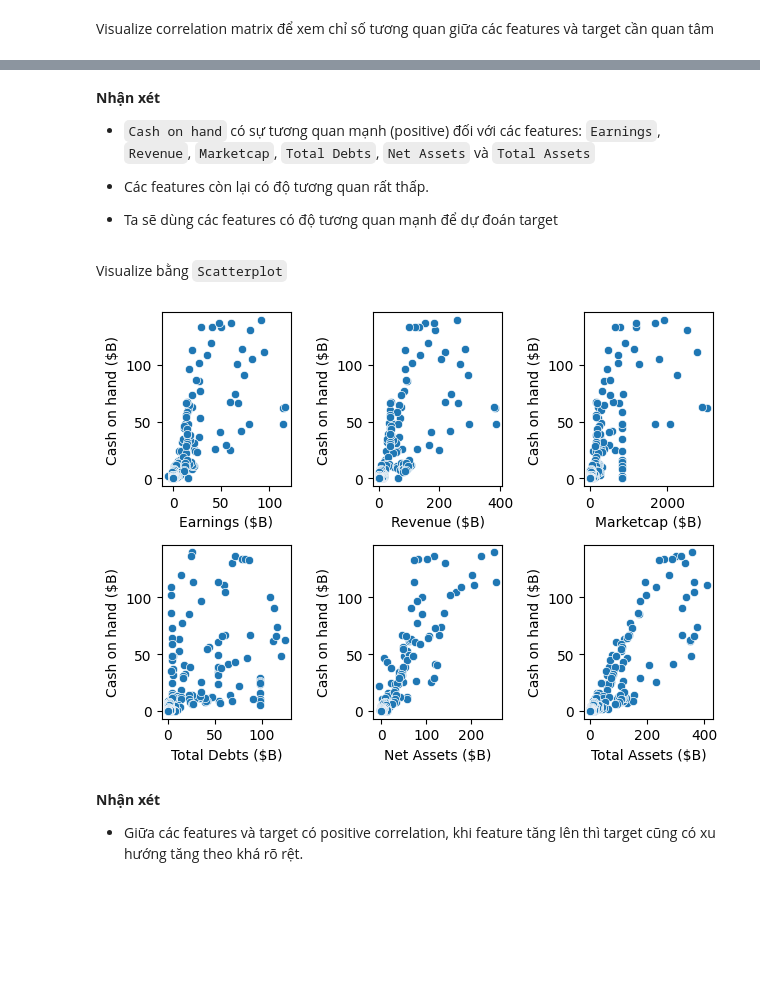
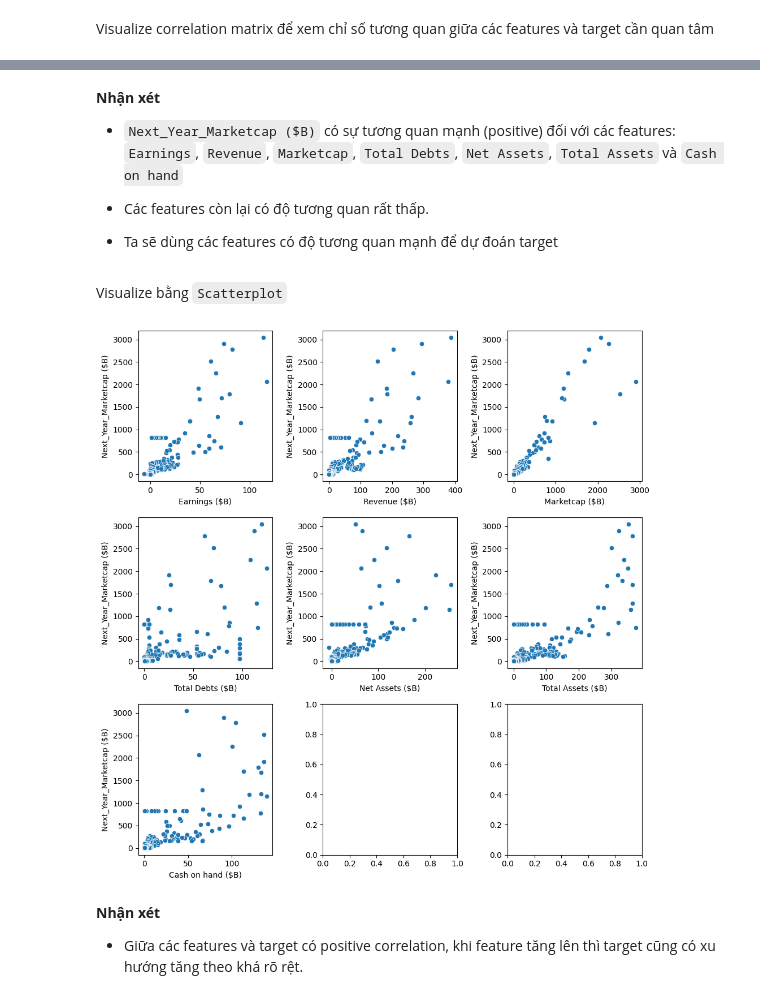
Before and after one commit to HuyAnhTon/Intro2DS_FinalProject, a Jupyter notebook: notebooks/model.ipynb, the cells around one changed output, grey strips where cells are left out. Drawn from its saved outputs; the diff is of its cells as text; code cells hidden in the pictures; blank space fills up the shorter version.

```diff
--- a/notebooks/model.ipynb
+++ b/notebooks/model.ipynb
@@ -61,4 +65,4 @@ Bên cạnh đó, `Company` chỉ dùng để nhận diện tên của công ty
 # %%
-cleaned_df.drop(columns=["Categories", "Country", "Company"], axis = 1,inplace=True)
+cleaned_df.drop(columns=["Categories", "Country"], axis = 1,inplace=True)
 cleaned_df.head()
 # %% [output]
@@ -96,0 +124,6 @@ memory usage: 138.4 KB
+# %%
+# Tạo một cột mới 'Next_Year_Marketcap' chứa Marketcap của năm tiếp theo cho từng công ty
+cleaned_df['Next_Year_Marketcap ($B)'] = cleaned_df.groupby('Company')['Marketcap ($B)'].shift(1)
+# Loại bỏ dòng năm 2023 do không có dữ liệu năm kế tiếp
+cleaned_df.dropna(subset=['Next_Year_Marketcap ($B)'], inplace=True)
+cleaned_df.head(10)
@@ -99,3 +146,5 @@ memory usage: 138.4 KB
+# %%
+cleaned_df.drop(columns=["Company"], axis = 1,inplace=True)
 # %% [markdown]
 Visualize correlation matrix để xem chỉ số tương quan giữa các features và target cần quan tâm
 # %%
@@ -106,7 +155,7 @@ sns.heatmap(cleaned_df.corr(), annot=True);
 # %% [markdown]
 **Nhận xét**
 
-- `Cash on hand` có sự tương quan mạnh (positive) đối với các features: `Earnings`, `Revenue`, `Marketcap`, `Total Debts`, `Net Assets` và `Total Assets`
+- `Next_Year_Marketcap ($B)` có sự tương quan mạnh (positive) đối với các features: `Earnings`, `Revenue`, `Marketcap`, `Total Debts`, `Net Assets`, `Total Assets` và `Cash on hand`
 
 - Các features còn lại có độ tương quan rất thấp.
 
@@ -114,18 +163,20 @@ sns.heatmap(cleaned_df.corr(), annot=True);
 # %% [markdown]
 Visualize bằng `Scatterplot`
 # %%
-fig, axes = plt.subplots(2, 3)
+
+
+fig, axes = plt.subplots(3, 3, figsize=(10, 10))
 feature_names = ['Earnings ($B)', 'Revenue ($B)', 'Marketcap ($B)',
-       'Total Debts ($B)', 'Net Assets ($B)', 'Total Assets ($B)']
+       'Total Debts ($B)', 'Net Assets ($B)', 'Total Assets ($B)', 'Cash on hand ($B)']
 
 axes = axes.flatten()
 
 for i, ax in enumerate(feature_names):
-    sns.scatterplot(data=cleaned_df, x=feature_names[i], y='Cash on hand ($B)', ax= axes[i])
+    sns.scatterplot(data=cleaned_df, x=feature_names[i], y='Next_Year_Marketcap ($B)', ax= axes[i])
 
 plt.tight_layout()
 # %% [output]
-[figure, old version]
+[figure, new version]
 # %% [markdown]
 **Nhận xét**
 
```
Also changed, not shown: parts of 18 cells of this notebook.
